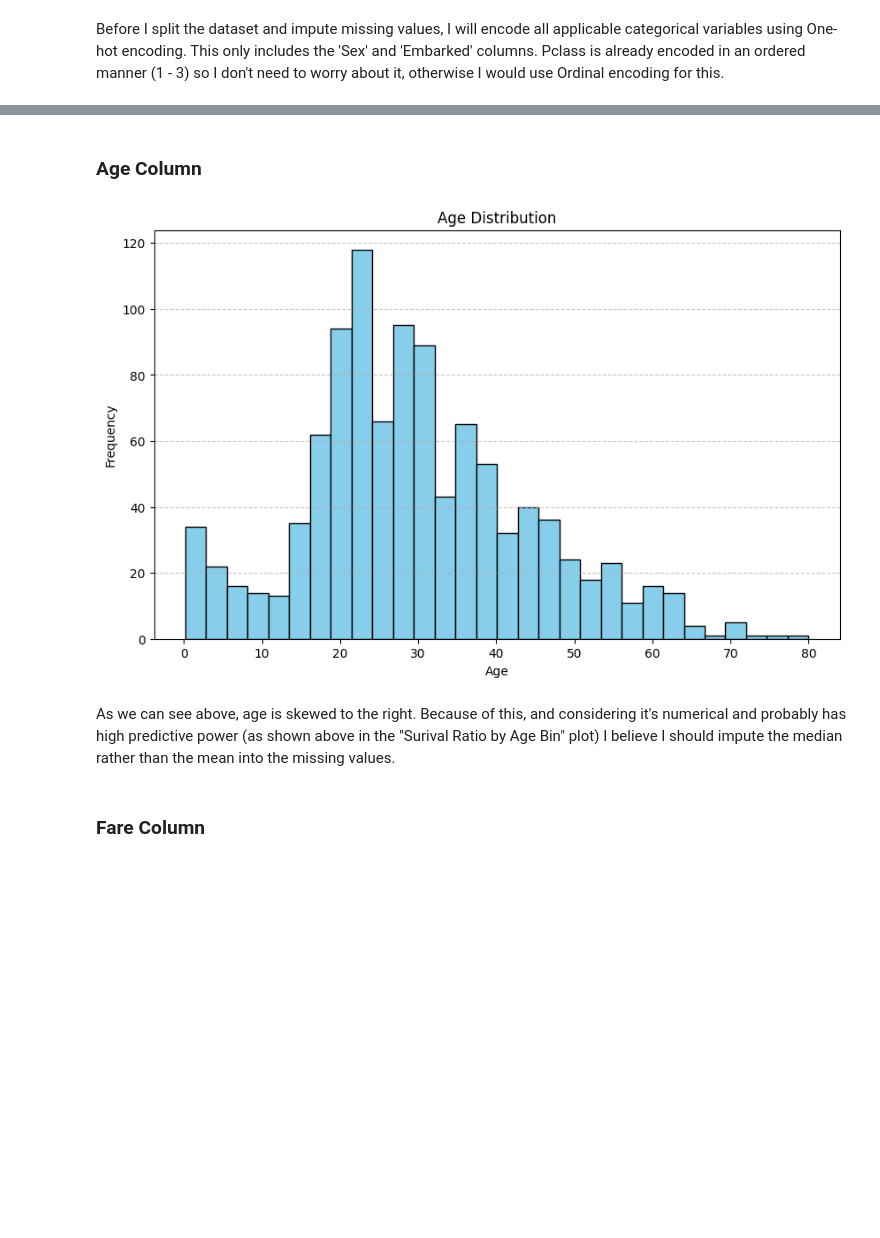
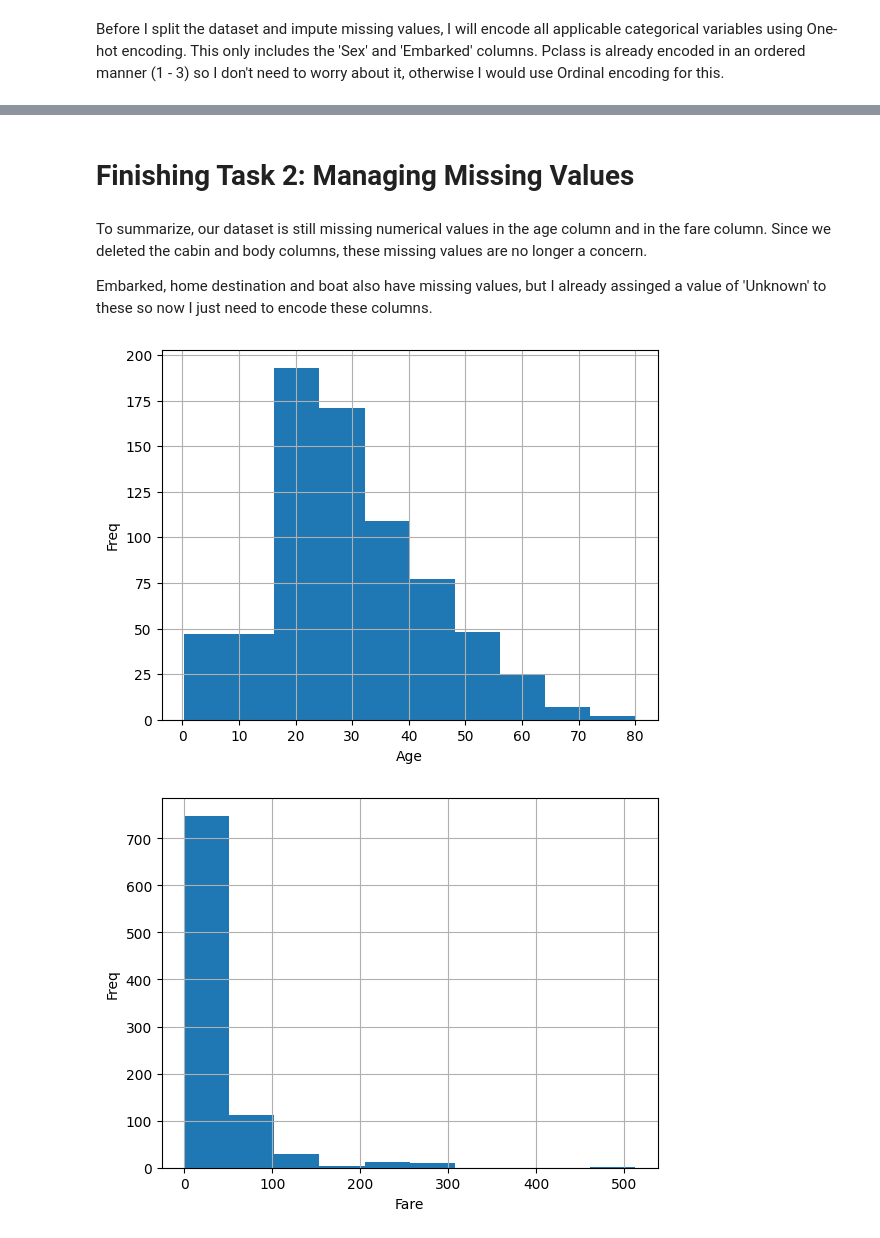
Before and after one commit to boris-gans/ML-fundamentals-2025, a Jupyter notebook: assignment_1_boris_gans.ipynb, the cells around one changed output, grey strips where cells are left out. Drawn from its saved outputs; the diff is of its cells as text; code cells hidden in the pictures; blank space fills up the shorter version.

```diff
--- a/assignment_1_boris_gans.ipynb
+++ b/assignment_1_boris_gans.ipynb
@@ -214,15 +245,2 @@ print(f"Test set: {len(main_test)} samples")
 # %% [markdown]
-### Age Column
+# Finishing Task 2: Managing Missing Values
-# %%
-#Dealing with age column
-plt.figure(figsize=(10, 6))
-plt.hist(data['age'].dropna(), bins=30, color='skyblue', edgecolor='black')
-plt.title('Age Distribution')
-plt.xlabel('Age')
-plt.ylabel('Frequency')
-plt.grid(axis='y', linestyle='--', alpha=0.7)
-plt.show()
-# %% [output]
-[figure, removed]
-# %% [markdown]
-As we can see above, age is skewed to the right. Because of this, and considering it's numerical and probably has high predictive power (as shown above in the "Surival Ratio by Age Bin" plot) I believe I should impute the median rather than the mean into the missing values.
@@ -234,2 +247,18 @@ imputed_data['age'].fillna(age_median, inplace=True)
-# %% [markdown]
-### Fare Column
+# %% [markdown]
+To summarize, our dataset is still missing numerical values in the age column and in the fare column. Since we deleted the cabin and body columns, these missing values are no longer a concern.
+
+Embarked, home destination and boat also have missing values, but I already assinged a value of 'Unknown' to these so now I just need to encode these columns.
+# %%
+# main_train.info()
+main_train['age'].hist()
+plt.xlabel('Age')
+plt.ylabel('Freq')
+plt.show()
+
+main_train['fare'].hist()
+plt.xlabel('Fare')
+plt.ylabel('Freq')
+plt.show()
+# %% [output]
+[figure, added]
+[figure, added]
```
Also changed, not shown: parts of 13 cells of this notebook.
